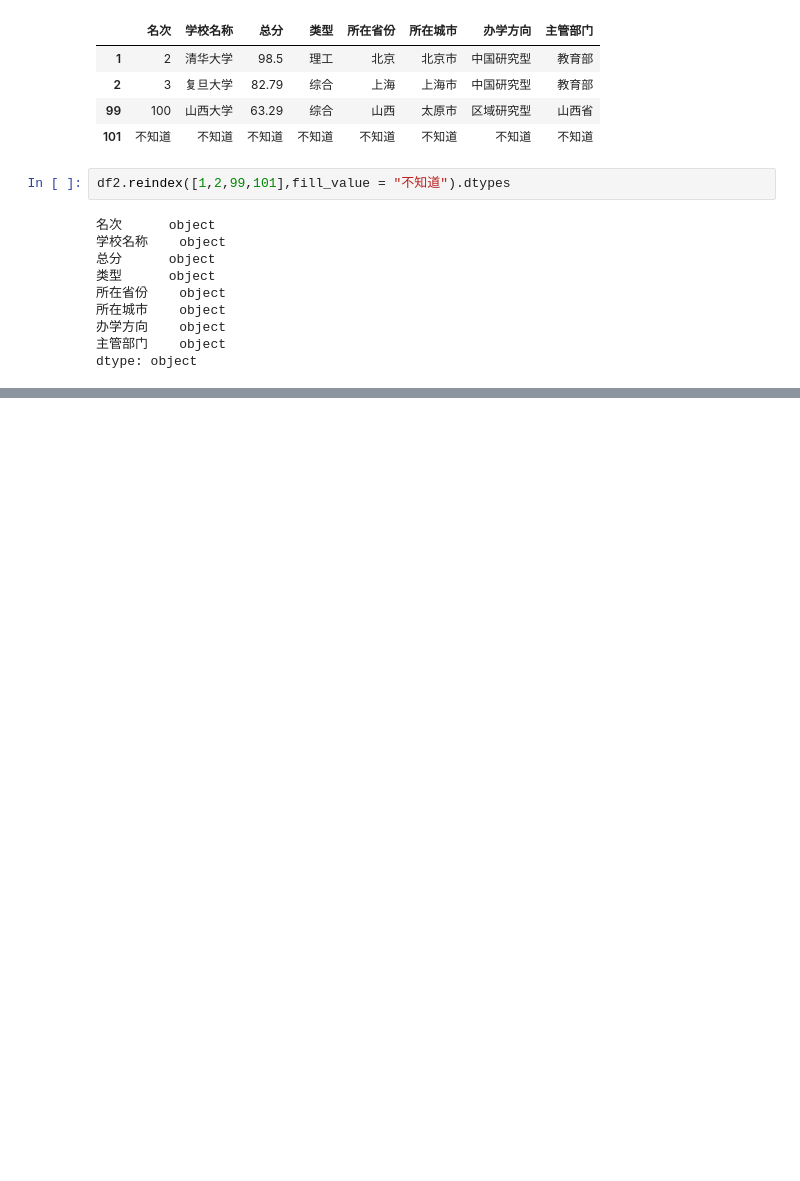
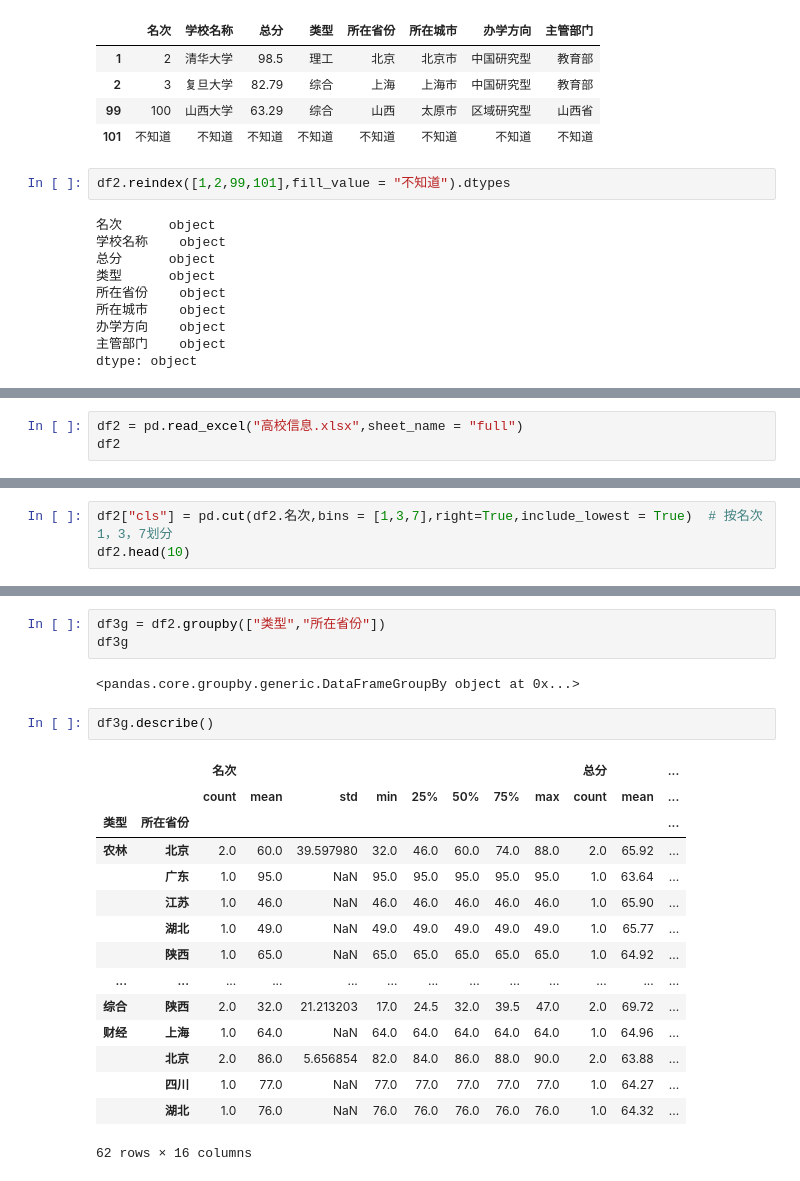
Before and after one commit to IamZY/DataAnalysis, a Jupyter notebook: pandas/Pandas.ipynb, the cells around one changed output, grey strips where cells are left out. Cells and saved outputs as stored; diff of their text form; blank space fills up the shorter version.

Commit message:
pandas

```diff
--- a/pandas/Pandas.ipynb
+++ b/pandas/Pandas.ipynb
@@ -840,0 +1615,3 @@ dtype: object
+# %%
+df2 = pd.read_excel("高校信息.xlsx",sheet_name = "full")
+df2
@@ -840,0 +1632,3 @@ dtype: object
+# %%
+df2["cls"] = pd.cut(df2.名次,bins = [1,3,7],right=True,include_lowest = True)  # 按名次1，3，7划分
+df2.head(10)
@@ -840,0 +1682,23 @@ dtype: object
+# %%
+df3g = df2.groupby(["类型","所在省份"])
+df3g
+# %% [output]
+<pandas.core.groupby.generic.DataFrameGroupBy object at 0x...>
+# %%
+df3g.describe()
+# %% [output]
+|  |  | 名次 |  |  |  |  |  |  |  | 总分 |  | ... |
+|  |  | count | mean | std | min | 25% | 50% | 75% | max | count | mean | ... |
+| 类型 | 所在省份 |  |  |  |  |  |  |  |  |  |  | ... |
+| 农林 | 北京 | 2.0 | 60.0 | 39.597980 | 32.0 | 46.0 | 60.0 | 74.0 | 88.0 | 2.0 | 65.92 | ... |
+|  | 广东 | 1.0 | 95.0 | NaN | 95.0 | 95.0 | 95.0 | 95.0 | 95.0 | 1.0 | 63.64 | ... |
+|  | 江苏 | 1.0 | 46.0 | NaN | 46.0 | 46.0 | 46.0 | 46.0 | 46.0 | 1.0 | 65.90 | ... |
+|  | 湖北 | 1.0 | 49.0 | NaN | 49.0 | 49.0 | 49.0 | 49.0 | 49.0 | 1.0 | 65.77 | ... |
+|  | 陕西 | 1.0 | 65.0 | NaN | 65.0 | 65.0 | 65.0 | 65.0 | 65.0 | 1.0 | 64.92 | ... |
+| ... | ... | ... | ... | ... | ... | ... | ... | ... | ... | ... | ... | ... |
+| 综合 | 陕西 | 2.0 | 32.0 | 21.213203 | 17.0 | 24.5 | 32.0 | 39.5 | 47.0 | 2.0 | 69.72 | ... |
+| 财经 | 上海 | 1.0 | 64.0 | NaN | 64.0 | 64.0 | 64.0 | 64.0 | 64.0 | 1.0 | 64.96 | ... |
+|  | 北京 | 2.0 | 86.0 | 5.656854 | 82.0 | 84.0 | 86.0 | 88.0 | 90.0 | 2.0 | 63.88 | ... |
+|  | 四川 | 1.0 | 77.0 | NaN | 77.0 | 77.0 | 77.0 | 77.0 | 77.0 | 1.0 | 64.27 | ... |
+|  | 湖北 | 1.0 | 76.0 | NaN | 76.0 | 76.0 | 76.0 | 76.0 | 76.0 | 1.0 | 64.32 | ... |
+62 rows × 16 columns
```
Also changed, not shown: parts of 119 cells of this notebook, 1 other file.
